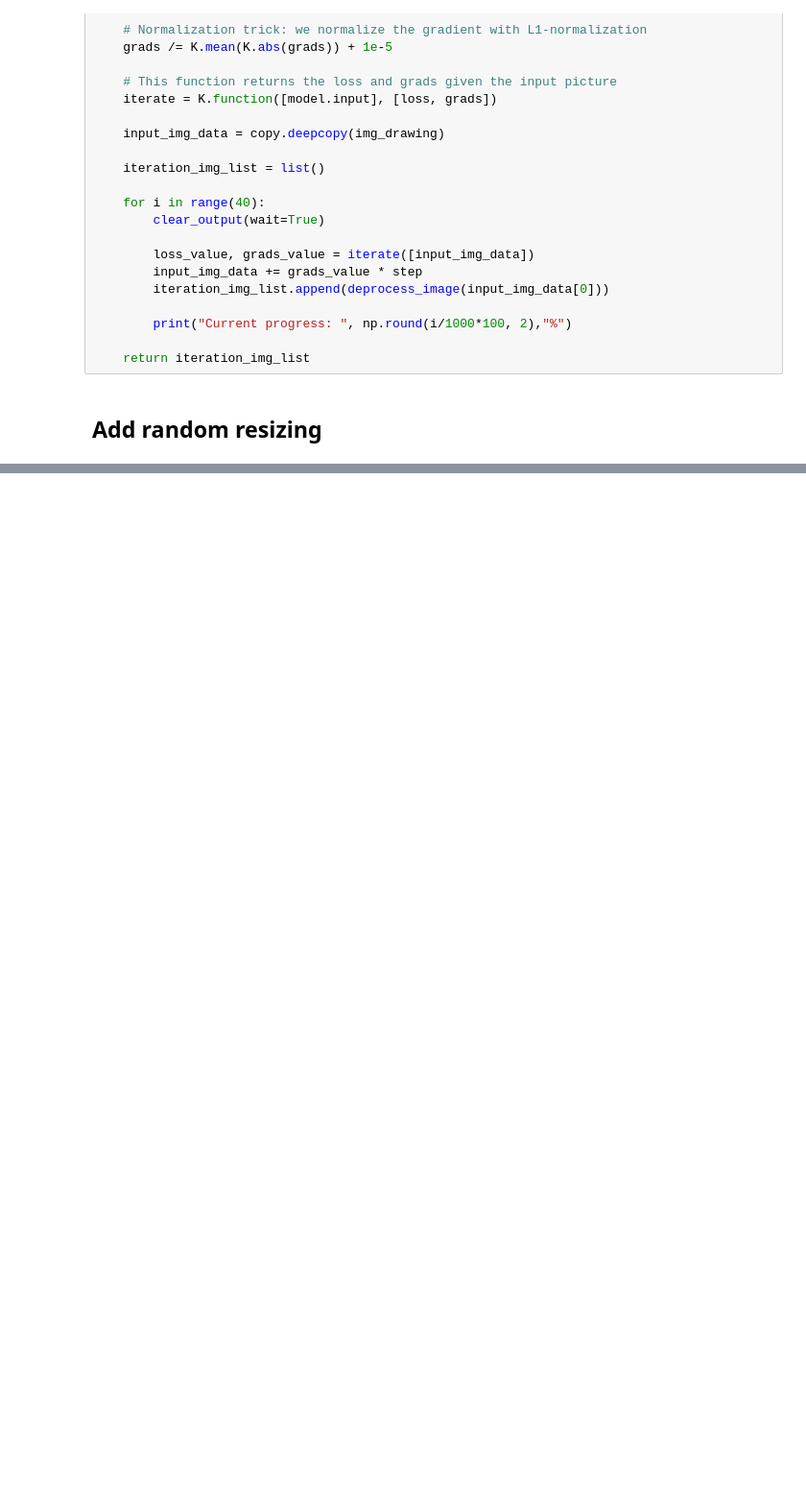
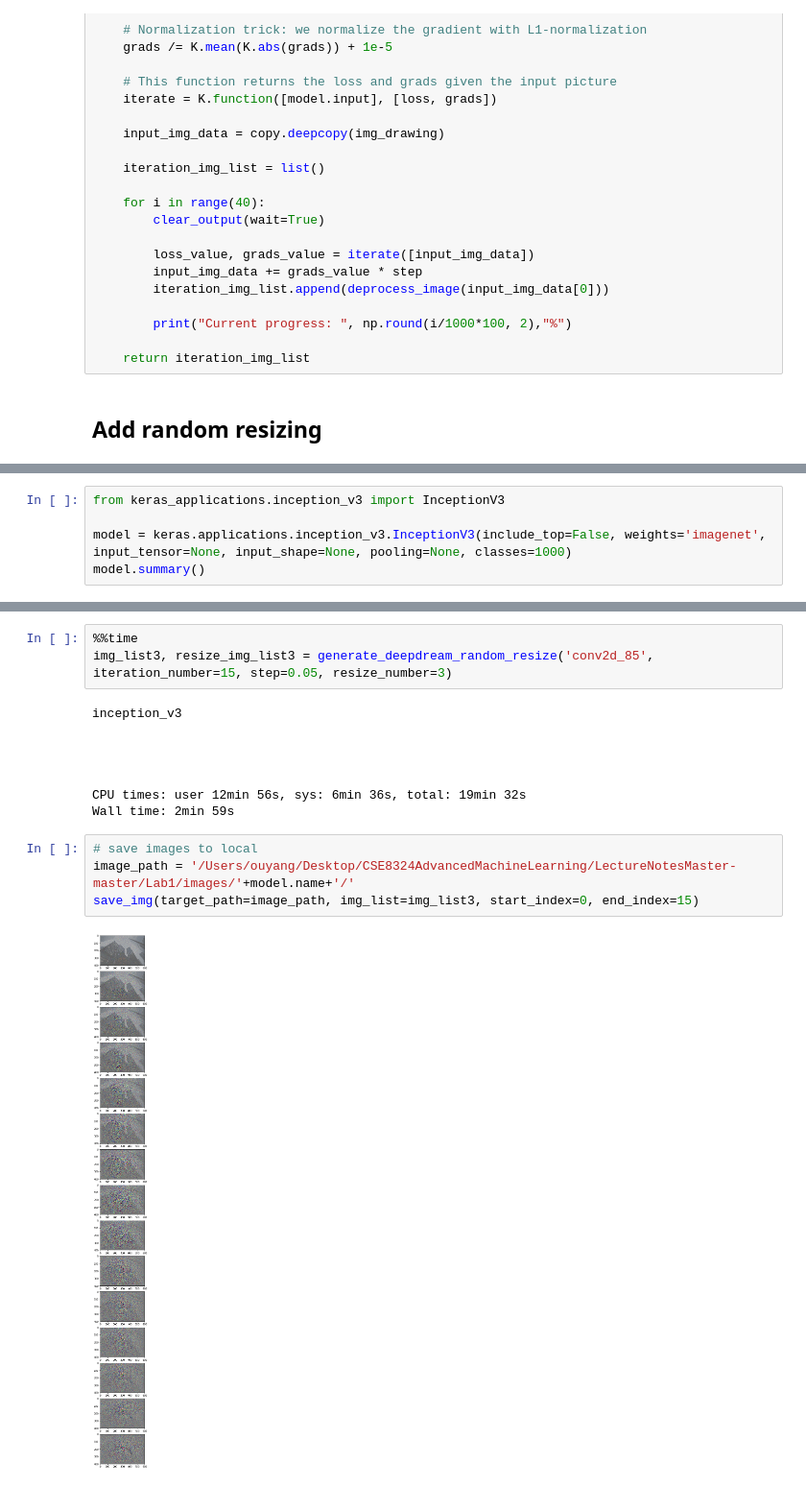
Before and after one commit to ouyangzhenxuan/MachineLearning-CNNs, a Jupyter notebook: demo2-lab1.ipynb, the cells around one changed output, grey strips where cells are left out. Shown at 96% size. Cells and saved outputs as stored; diff of their text form; blank space fills up the shorter version.

```diff
--- a/demo2-lab1.ipynb
+++ b/demo2-lab1.ipynb
@@ -294,0 +282,5 @@ d
+# %%
+from keras_applications.inception_v3 import InceptionV3
+
+model = keras.applications.inception_v3.InceptionV3(include_top=False, weights='imagenet', input_tensor=None, input_shape=None, pooling=None, classes=1000)
+model.summary()
@@ -294,0 +318,17 @@ d
+# %%
+%%time
+img_list3, resize_img_list3 = generate_deepdream_random_resize('conv2d_85', iteration_number=15, step=0.05, resize_number=3)
+# %% [output]
+inception_v3
+
+
+
+
+CPU times: user 12min 56s, sys: 6min 36s, total: 19min 32s
+Wall time: 2min 59s
+# %%
+# save images to local
+image_path = '/Users/ouyang/Desktop/CSE8324AdvancedMachineLearning/LectureNotesMaster-master/Lab1/images/'+model.name+'/'
+save_img(target_path=image_path, img_list=img_list3, start_index=0, end_index=15)
+# %% [output]
+[figure, added]
```
Also changed, not shown: parts of 18 cells of this notebook, 1 other file.
